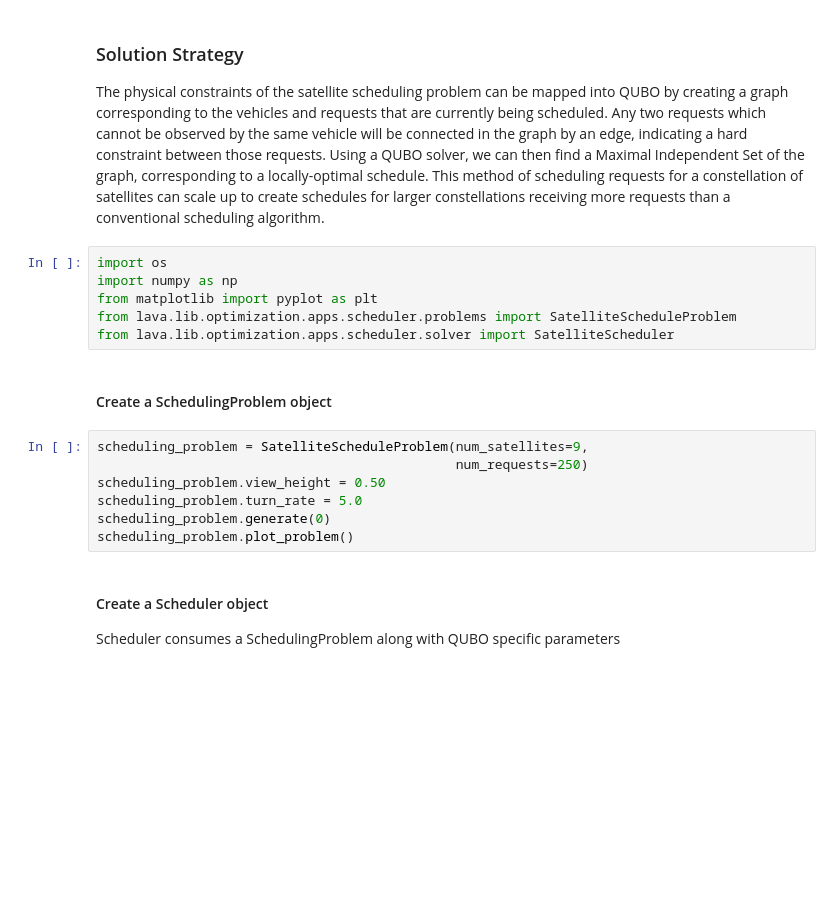
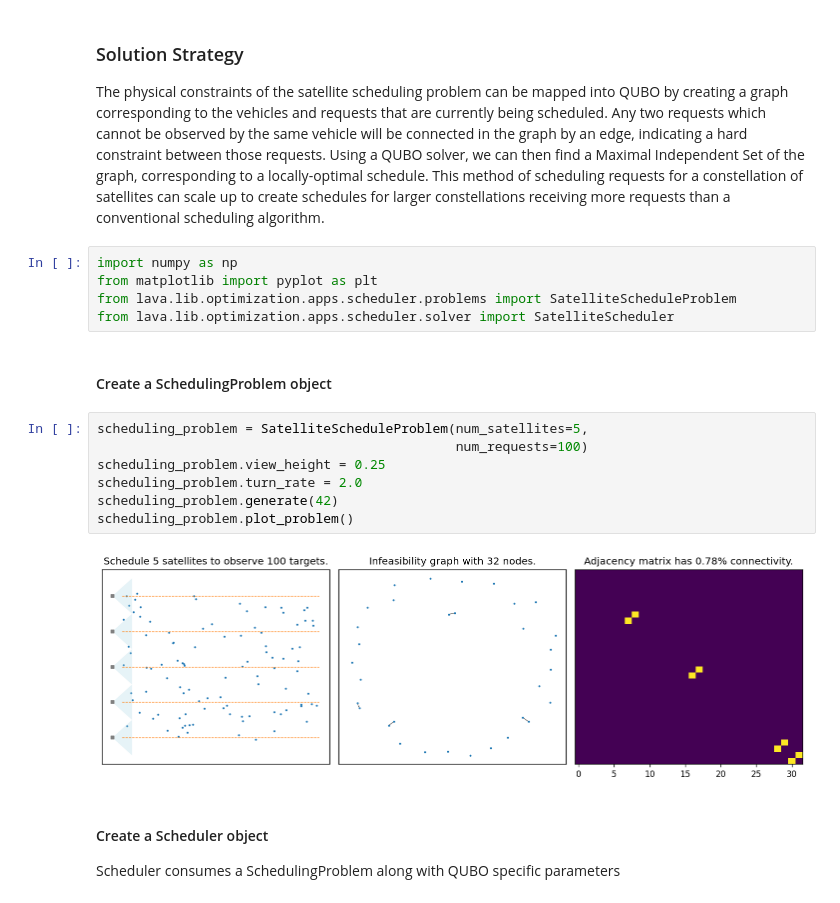
Before and after one commit to Parsa-Research-Laboratory/lmao, a Jupyter notebook: notebooks/demo_01_satellite_scheduler.ipynb, the cells around one changed output. Cells and saved outputs as stored; diff of their text form; blank space fills up the shorter version.

```diff
--- a/notebooks/demo_01_satellite_scheduler.ipynb
+++ b/notebooks/demo_01_satellite_scheduler.ipynb
@@ -26,7 +26,6 @@ indicating a hard constraint between those requests. Using a QUBO solver, we can
 to a locally-optimal schedule. This method of scheduling requests for a constellation of satellites can scale up to create schedules for larger
 constellations receiving more requests than a conventional scheduling algorithm.
 # %%
-import os
 import numpy as np
 from matplotlib import pyplot as plt
 from lava.lib.optimization.apps.scheduler.problems import SatelliteScheduleProblem
@@ -34,12 +33,14 @@ from lava.lib.optimization.apps.scheduler.solver import SatelliteScheduler
 # %% [markdown]
 #### Create a SchedulingProblem object
 # %%
-scheduling_problem = SatelliteScheduleProblem(num_satellites=9,
-                                              num_requests=250)
-scheduling_problem.view_height = 0.50
-scheduling_problem.turn_rate = 5.0
-scheduling_problem.generate(0)
+scheduling_problem = SatelliteScheduleProblem(num_satellites=5,
+                                              num_requests=100)
+scheduling_problem.view_height = 0.25
+scheduling_problem.turn_rate = 2.0
+scheduling_problem.generate(42)
 scheduling_problem.plot_problem()
+# %% [output]
+[figure, added]
 # %% [markdown]
 #### Create a Scheduler object
 Scheduler consumes a SchedulingProblem along with QUBO specific parameters
```
Also changed, not shown: parts of 16 cells of this notebook, 37 other files.
